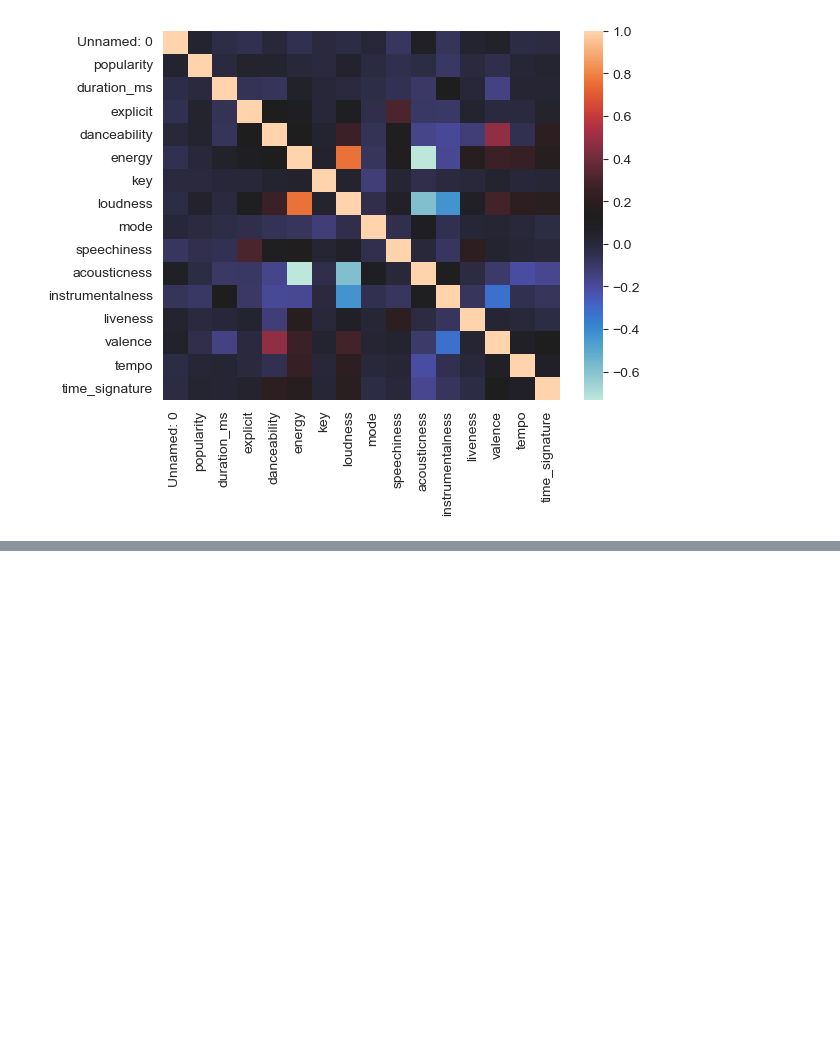
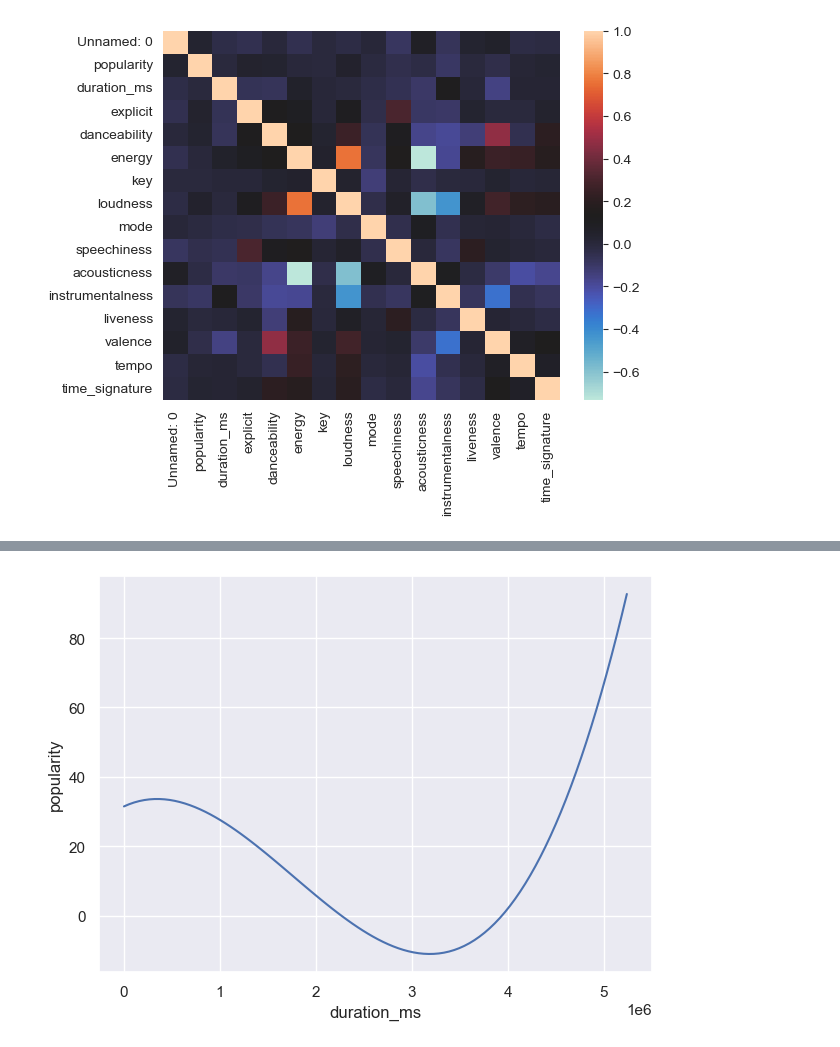
Before and after one commit to blqnk3d/DSAI_Project, a Jupyter notebook: eckl_analystics.ipynb, the cells around one changed output, grey strips where cells are left out. Cells and saved outputs as stored; diff of their text form; code cells hidden in the pictures; blank space fills up the shorter version.

```diff
--- a/eckl_analystics.ipynb
+++ b/eckl_analystics.ipynb
@@ -33,0 +39,12 @@ sns.heatmap(dataFrm.corr(numeric_only=True), cmap='icefire')
+# %%
+(
+    so.Plot(dataFrm, x='duration_ms', y='popularity')
+    .add(so.Line(), so.PolyFit(order=3))
+    #.add(so.Dots()) # Alle Punkte
+    .show()
+)
+
+# Erklärung:
+# Dieses Plot zeigt, dass längere Tracks tendenziell beliebter sind.
+# %% [output]
+[figure, added]
```
Also changed, not shown: parts of 3 cells of this notebook.
